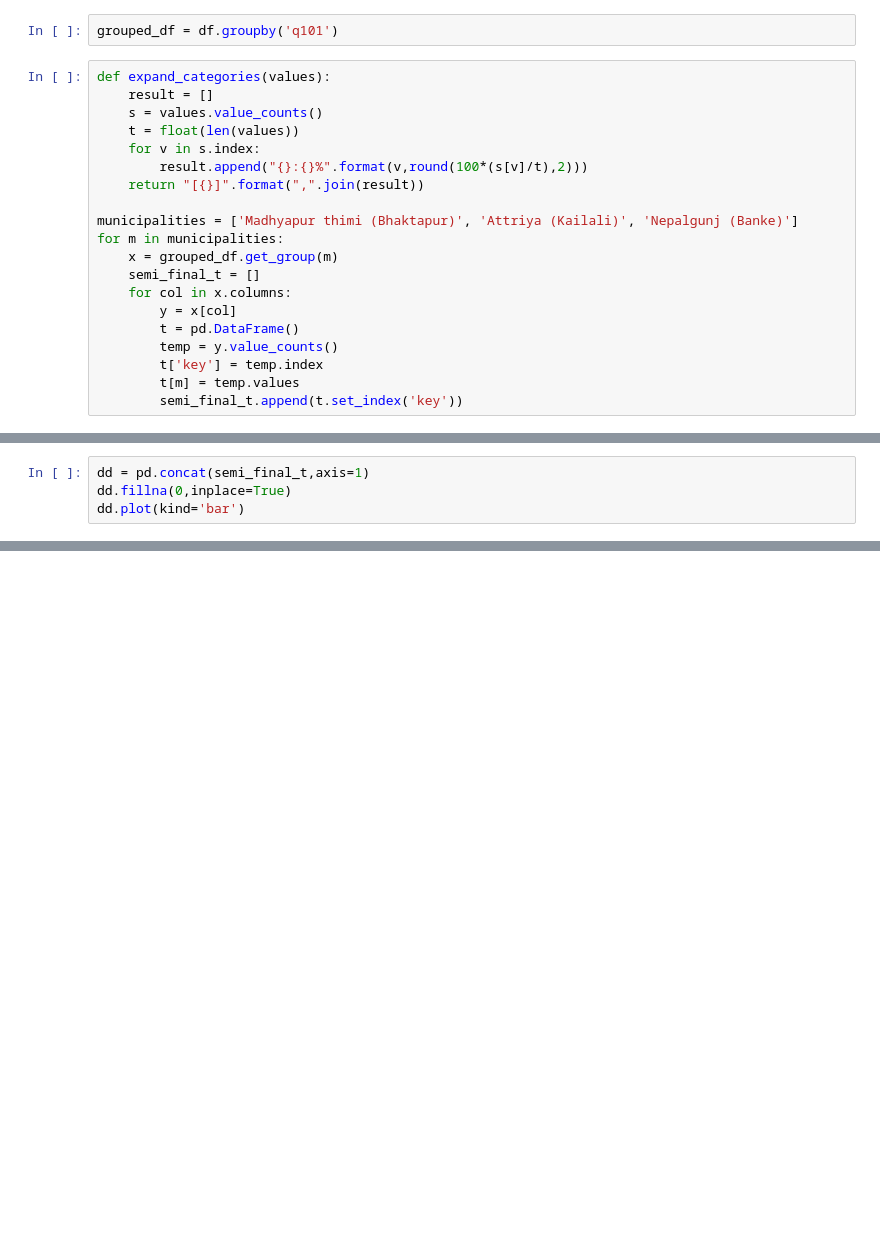
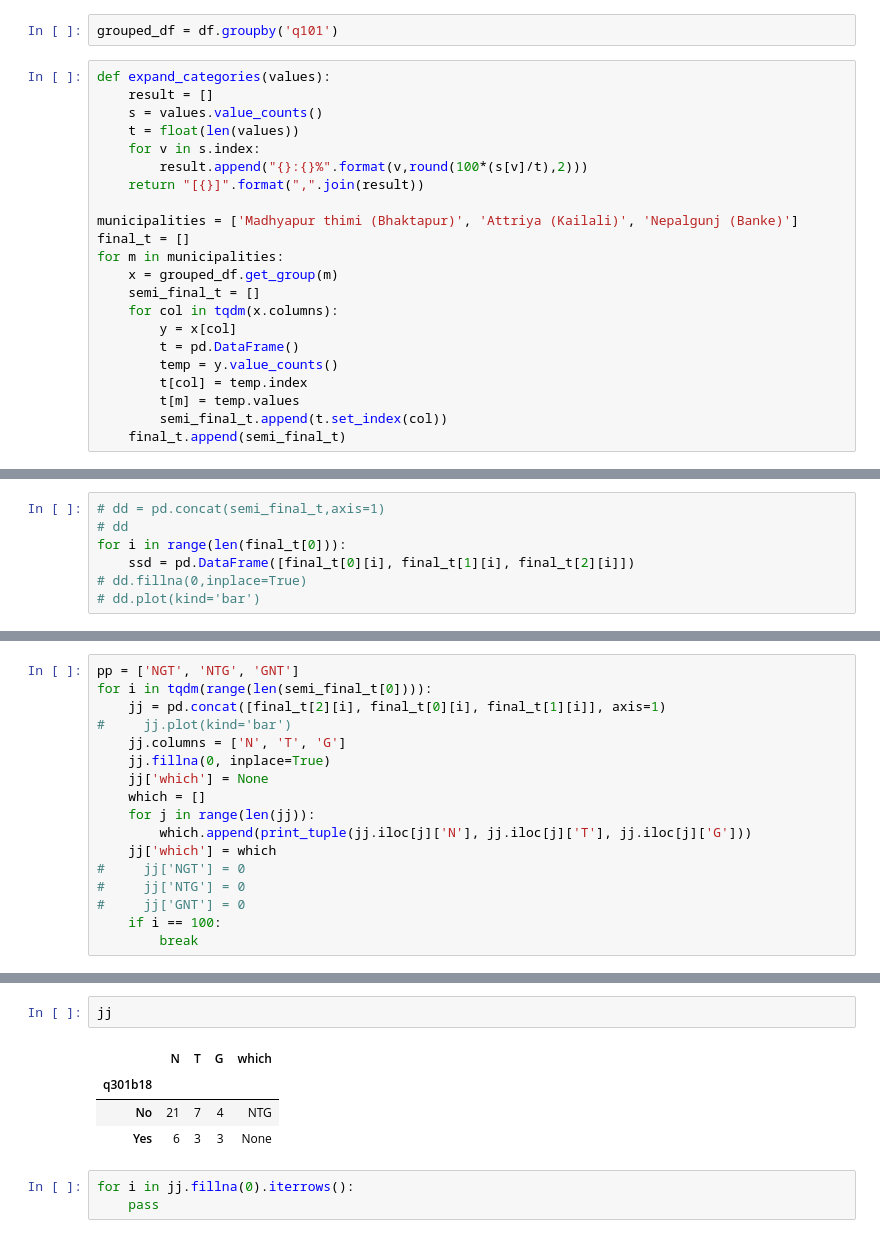
Before and after one commit to kaushu42/everest-hack-the-end, a Jupyter notebook: notebooks/Untitled.ipynb, the cells around one changed output, grey strips where cells are left out. Saved outputs shown, nothing was run; the diff lists cells and outputs as text; blank space fills up the shorter version.

```diff
--- a/notebooks/Untitled.ipynb
+++ b/notebooks/Untitled.ipynb
@@ -267,13 +268,15 @@ def expand_categories(values):
     return "[{}]".format(",".join(result))
 
 municipalities = ['Madhyapur thimi (Bhaktapur)', 'Attriya (Kailali)', 'Nepalgunj (Banke)']
+final_t = []
 for m in municipalities:
     x = grouped_df.get_group(m)
     semi_final_t = []
-    for col in x.columns:
+    for col in tqdm(x.columns):
         y = x[col]
         t = pd.DataFrame()
         temp = y.value_counts()
-        t['key'] = temp.index
+        t[col] = temp.index
         t[m] = temp.values
-        semi_final_t.append(t.set_index('key'))
+        semi_final_t.append(t.set_index(col))
+    final_t.append(semi_final_t)
@@ -280,5 +287,8 @@ for m in municipalities:
 # %%
-dd = pd.concat(semi_final_t,axis=1)
-dd.fillna(0,inplace=True)
-dd.plot(kind='bar')
+# dd = pd.concat(semi_final_t,axis=1)
+# dd
+for i in range(len(final_t[0])):
+    ssd = pd.DataFrame([final_t[0][i], final_t[1][i], final_t[2][i]])
+# dd.fillna(0,inplace=True)
+# dd.plot(kind='bar')
 # %% [output]
@@ -286,0 +296,17 @@ dd.plot(kind='bar')
+# %%
+pp = ['NGT', 'NTG', 'GNT']
+for i in tqdm(range(len(semi_final_t[0]))):
+    jj = pd.concat([final_t[2][i], final_t[0][i], final_t[1][i]], axis=1)
+#     jj.plot(kind='bar')
+    jj.columns = ['N', 'T', 'G']
+    jj.fillna(0, inplace=True)
+    jj['which'] = None
+    which = []
+    for j in range(len(jj)):
+        which.append(print_tuple(jj.iloc[j]['N'], jj.iloc[j]['T'], jj.iloc[j]['G']))
+    jj['which'] = which
+#     jj['NGT'] = 0
+#     jj['NTG'] = 0
+#     jj['GNT'] = 0
+    if i == 100:
+        break
@@ -286,0 +322,10 @@ dd.plot(kind='bar')
+# %%
+jj
+# %% [output]
+|  | N | T | G | which |
+| q301b18 |  |  |  |  |
+| No | 21 | 7 | 4 | NTG |
+| Yes | 6 | 3 | 3 | None |
+# %%
+for i in jj.fillna(0).iterrows():
+    pass
```
Also changed, not shown: parts of 7 cells of this notebook.
